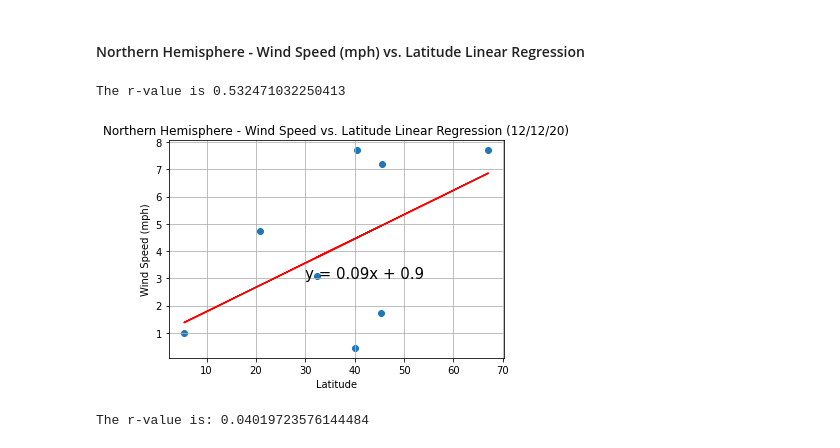
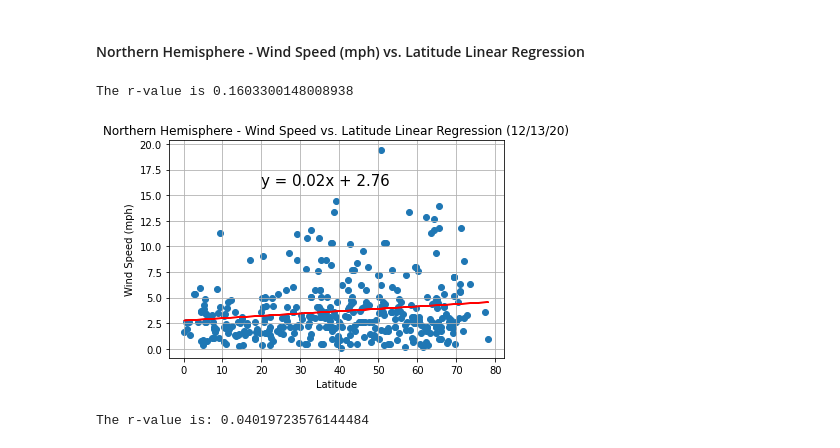
Before and after one commit to thallegacy/python-api-challenge, a Jupyter notebook: WeatherVacationPy/WeatherPy.ipynb, the cells around one changed output. Cells and saved outputs as stored; diff of their text form; code cells hidden in the pictures.

```diff
--- a/WeatherVacationPy/WeatherPy.ipynb
+++ b/WeatherVacationPy/WeatherPy.ipynb
@@ -77,7 +77,7 @@ set_count = 1
 print("Beginning Data Retrieval")
 print("-----------------------------")
 #Create a for loop that will allow you to go through each or the randomly generated cities
-for city in cities[:25]:
+for city in cities:
 
     # Exception handling to check if the city is not found by the API call
     try:
@@ -648,36 +645,36 @@ The r-value is: 0.0035263772085582894
 # Set plot variables x and y
 north_x = north_hem_data["Lat"]
 north_y = north_hem_data["Wind Speed"]
 
 
 # linear regression model
 (slope, intercept, rvalue, pvalue, stderr) = linregress(north_x, north_y)
 regress_values = north_x * slope + intercept
 
 # Plot the graph with slope intercept
 line_eq = f'y = {str(round(slope,2))}x + {str(round(intercept,2))}'
 plt.scatter(north_x,north_y)
 plt.plot(north_x,regress_values,"r-")
 
 # Set the formatting of the graph
-plt.annotate(line_eq,(30,3),fontsize=15,color="black")
+plt.annotate(line_eq,(20,16),fontsize=15,color="black")
 plt.title(f'Northern Hemisphere - Wind Speed vs. Latitude Linear Regression ({time.strftime("%D")})')
 plt.xlabel("Latitude")
 plt.ylabel("Wind Speed (mph)")
 plt.grid(True)
 
 # The r-value
 print(f"The r-value is {rvalue}")
 
 # Save the graph
 plt.savefig("output_data/NH_Lat_vs_Wind_Speed.png")
 
 
 # Display the information
 plt.show()
 # %% [output]
-The r-value is 0.532471032250413
+The r-value is 0.1603300148008938
-[figure, old version]
+[figure, new version]
 # %%
 # %% [output]
 The r-value is: 0.04019723576144484
```
Also changed, not shown: parts of 19 cells of this notebook, 13 other files.
